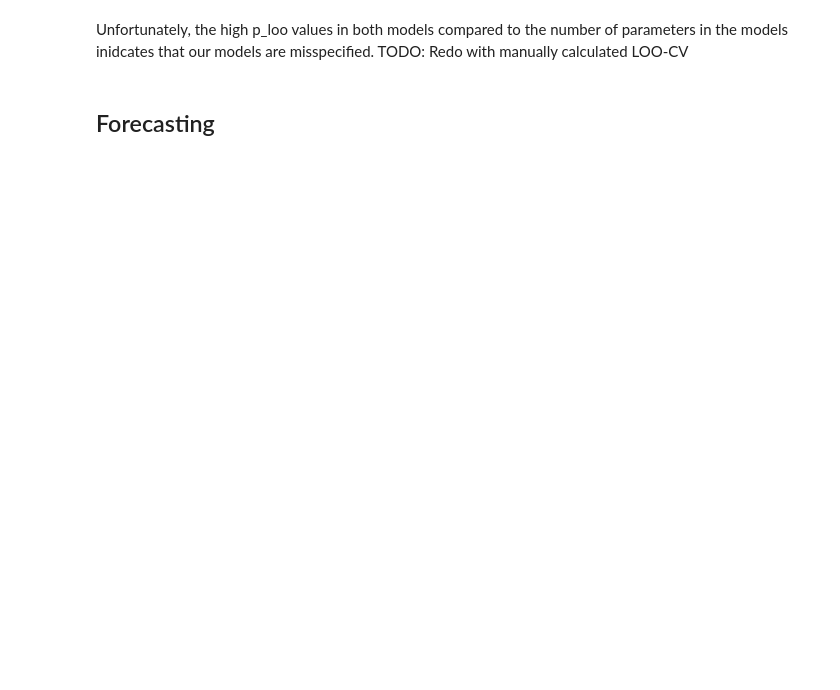
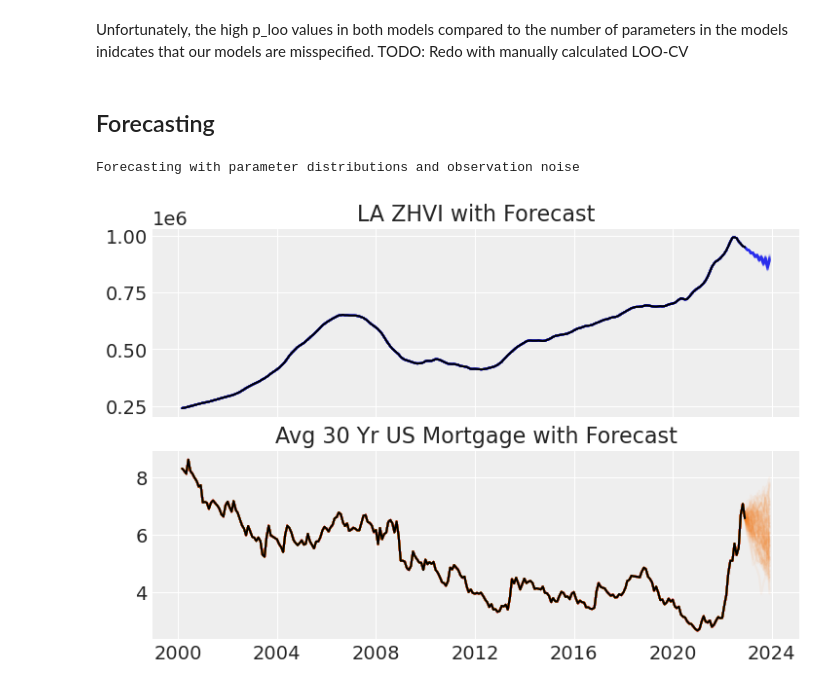
Before and after one commit to jl-haystacks/hackstack-ai-project-3-group1, a Jupyter notebook: Bayesian Vector Autoregression Modeling.ipynb, the cells around one changed output. Cells and saved outputs as stored; diff of their text form; code cells hidden in the pictures; blank space fills up the shorter version.

```diff
--- a/Bayesian Vector Autoregression Modeling.ipynb
+++ b/Bayesian Vector Autoregression Modeling.ipynb
@@ -199,23 +199,29 @@ class BVAR:
         if trace is None:
             trace = self.get_trace()
 
-        # TODO: functionality for point predictions based on mean values of posterior parameters
-
         post = trace.posterior.stack(sample=("chain", "draw"))
         post = post.transpose('sample', 'vars', 'lags', 'cross_vars') # reorder dims for indexing and broadcasting
 
-        samples_length = post.dims['sample']
-        random_idxs = rng.integers(samples_length, size=draws)
+        if use_mean_parameters is False:
+            samples_length = post.dims['sample']
+            random_idxs = rng.integers(samples_length, size=draws)
 
-        intercept_samples = post['intercept'].isel(sample=random_idxs)
-        lag_coefs_samples = post['lag_coefs'].isel(sample=random_idxs)
-        if self.minimal_noise is False:
-            noise_samples = post['noise'].isel(sample=random_idxs)
+            intercept_samples = post['intercept'].isel(sample=random_idxs)
+            lag_coefs_samples = post['lag_coefs'].isel(sample=random_idxs)
+            if self.minimal_noise is False:
+                noise_samples = post['noise'].isel(sample=random_idxs)
+            else:
+                noise_samples = np.ones(shape=(intercept_samples.shape[0],))
+
+            return [self._forecast_single(df, intercept_samples[i], lag_coefs_samples[i], noise_samples[i], horizon, rng)
+                    for i in range(draws)]
         else:
-            noise_samples = np.ones(shape=(intercept_samples.shape[0],))
+            intercept_mean = post['intercept'].mean(axis=0)
+            lag_coefs_mean = post['lag_coefs'].mean(axis=0)
+            noise_mean = 1 if self.minimal_noise else post['noise'].mean(axis=0)
+            return [self._forecast_single(df, intercept_mean, lag_coefs_mean, noise_mean, horizon, rng)
+                   for i in range(draws)]
 
-        return [self._forecast_single(df, intercept_samples[i], lag_coefs_samples[i], noise_samples[i], horizon, rng)
-                for i in range(draws)]
 
     def summary(self):
         if self.trace is None:
@@ -316,2 +337,7 @@ def integrate(startpoint, differences):
 # %%
-forecast_draws = BVAR_model.forecast(horizon=12)
+forecast_draws_distribution = BVAR_model.forecast(horizon=12)
+print("Forecasting with parameter distributions and observation noise")
+plot_draws(forecast_draws_distribution)
+# %% [output]
+Forecasting with parameter distributions and observation noise
+[figure, added]
```
Also changed, not shown: parts of 13 cells of this notebook.
